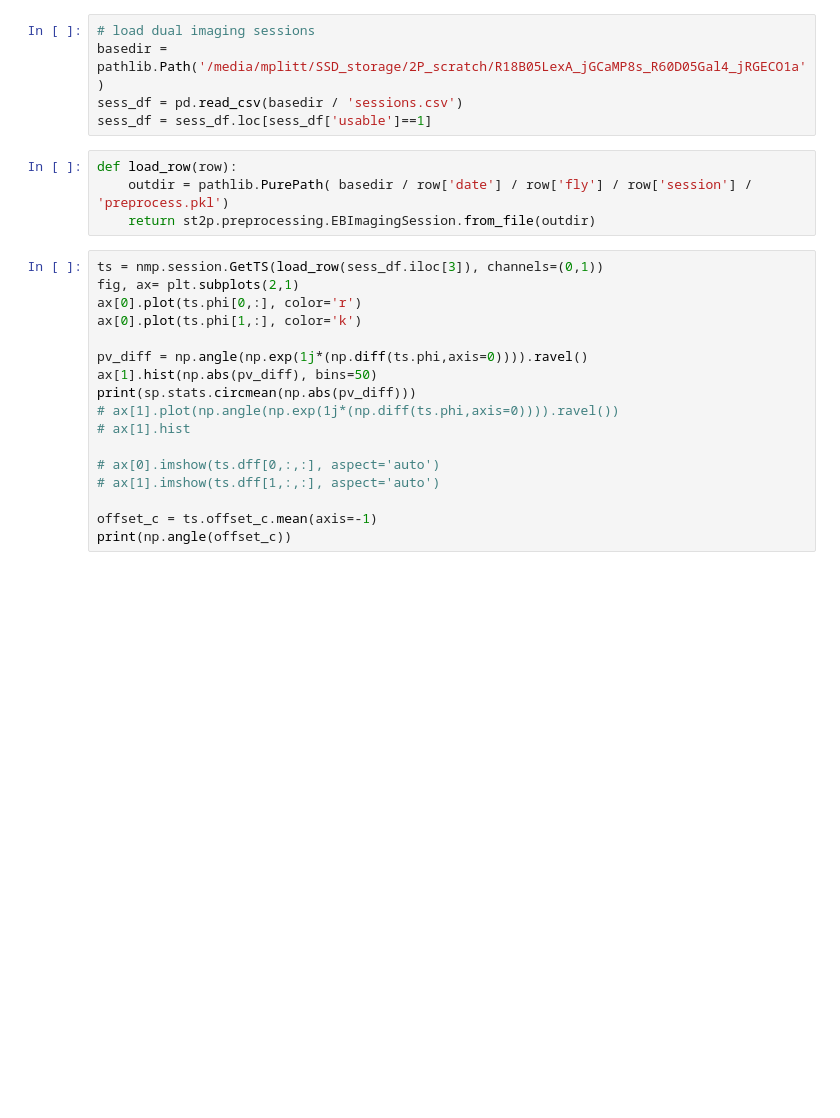
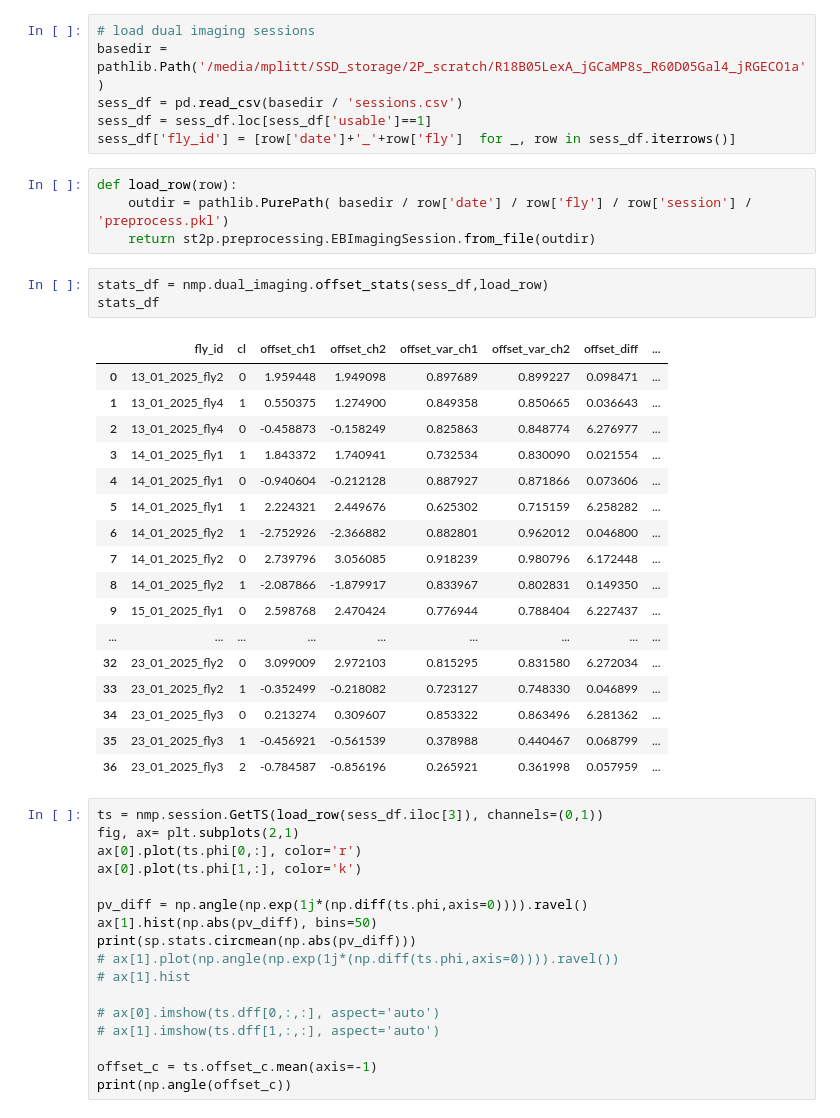
Before and after one commit to yfisher-lab/NeuromodPlasticity, a Jupyter notebook: NeuromodPlasticity/figures/EL_EPG_coimaging/R18B05LexA_jGCaMP8s_R60D05Gal4_jRGECO1a.ipynb, the cells around one changed output. Cells and saved outputs as stored; diff of their text form; blank space fills up the shorter version.

```diff
--- a/NeuromodPlasticity/figures/EL_EPG_coimaging/R18B05LexA_jGCaMP8s_R60D05Gal4_jRGECO1a.ipynb
+++ b/NeuromodPlasticity/figures/EL_EPG_coimaging/R18B05LexA_jGCaMP8s_R60D05Gal4_jRGECO1a.ipynb
@@ -25,10 +25,32 @@ plt.rcParams['pdf.fonttype']=42
 basedir = pathlib.Path('/media/mplitt/SSD_storage/2P_scratch/R18B05LexA_jGCaMP8s_R60D05Gal4_jRGECO1a')
 sess_df = pd.read_csv(basedir / 'sessions.csv')
 sess_df = sess_df.loc[sess_df['usable']==1]
+sess_df['fly_id'] = [row['date']+'_'+row['fly']  for _, row in sess_df.iterrows()]
 # %%
 def load_row(row):
     outdir = pathlib.PurePath( basedir / row['date'] / row['fly'] / row['session'] / 'preprocess.pkl')
     return st2p.preprocessing.EBImagingSession.from_file(outdir)
+# %%
+stats_df = nmp.dual_imaging.offset_stats(sess_df,load_row)
+stats_df
+# %% [output]
+|  | fly_id | cl | offset_ch1 | offset_ch2 | offset_var_ch1 | offset_var_ch2 | offset_diff | ... |
+| 0 | 13_01_2025_fly2 | 0 | 1.959448 | 1.949098 | 0.897689 | 0.899227 | 0.098471 | ... |
+| 1 | 13_01_2025_fly4 | 1 | 0.550375 | 1.274900 | 0.849358 | 0.850665 | 0.036643 | ... |
+| 2 | 13_01_2025_fly4 | 0 | -0.458873 | -0.158249 | 0.825863 | 0.848774 | 6.276977 | ... |
+| 3 | 14_01_2025_fly1 | 1 | 1.843372 | 1.740941 | 0.732534 | 0.830090 | 0.021554 | ... |
+| 4 | 14_01_2025_fly1 | 0 | -0.940604 | -0.212128 | 0.887927 | 0.871866 | 0.073606 | ... |
+| 5 | 14_01_2025_fly1 | 1 | 2.224321 | 2.449676 | 0.625302 | 0.715159 | 6.258282 | ... |
+| 6 | 14_01_2025_fly2 | 1 | -2.752926 | -2.366882 | 0.882801 | 0.962012 | 0.046800 | ... |
+| 7 | 14_01_2025_fly2 | 0 | 2.739796 | 3.056085 | 0.918239 | 0.980796 | 6.172448 | ... |
+| 8 | 14_01_2025_fly2 | 1 | -2.087866 | -1.879917 | 0.833967 | 0.802831 | 0.149350 | ... |
+| 9 | 15_01_2025_fly1 | 0 | 2.598768 | 2.470424 | 0.776944 | 0.788404 | 6.227437 | ... |
+| ... | ... | ... | ... | ... | ... | ... | ... | ... |
+| 32 | 23_01_2025_fly2 | 0 | 3.099009 | 2.972103 | 0.815295 | 0.831580 | 6.272034 | ... |
+| 33 | 23_01_2025_fly2 | 1 | -0.352499 | -0.218082 | 0.723127 | 0.748330 | 0.046899 | ... |
+| 34 | 23_01_2025_fly3 | 0 | 0.213274 | 0.309607 | 0.853322 | 0.863496 | 6.281362 | ... |
+| 35 | 23_01_2025_fly3 | 1 | -0.456921 | -0.561539 | 0.378988 | 0.440467 | 0.068799 | ... |
+| 36 | 23_01_2025_fly3 | 2 | -0.784587 | -0.856196 | 0.265921 | 0.361998 | 0.057959 | ... |
 # %%
 ts = nmp.session.GetTS(load_row(sess_df.iloc[3]), channels=(0,1))
 fig, ax= plt.subplots(2,1)
```
Also changed, not shown: 2 other files.
